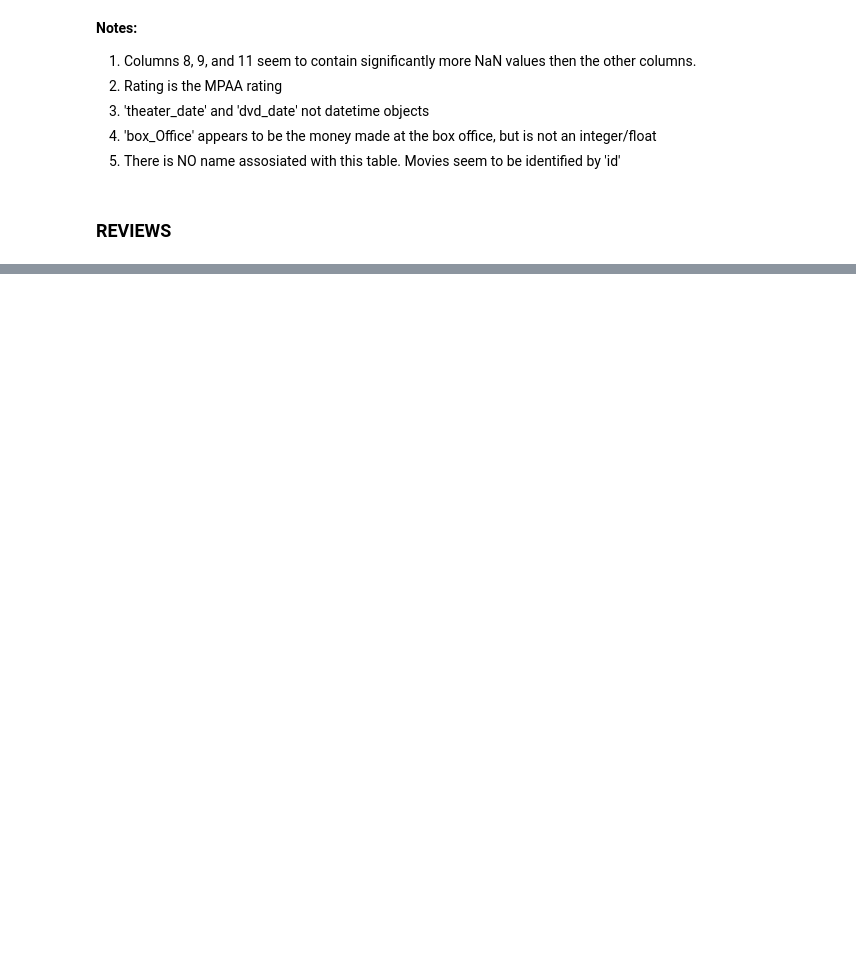
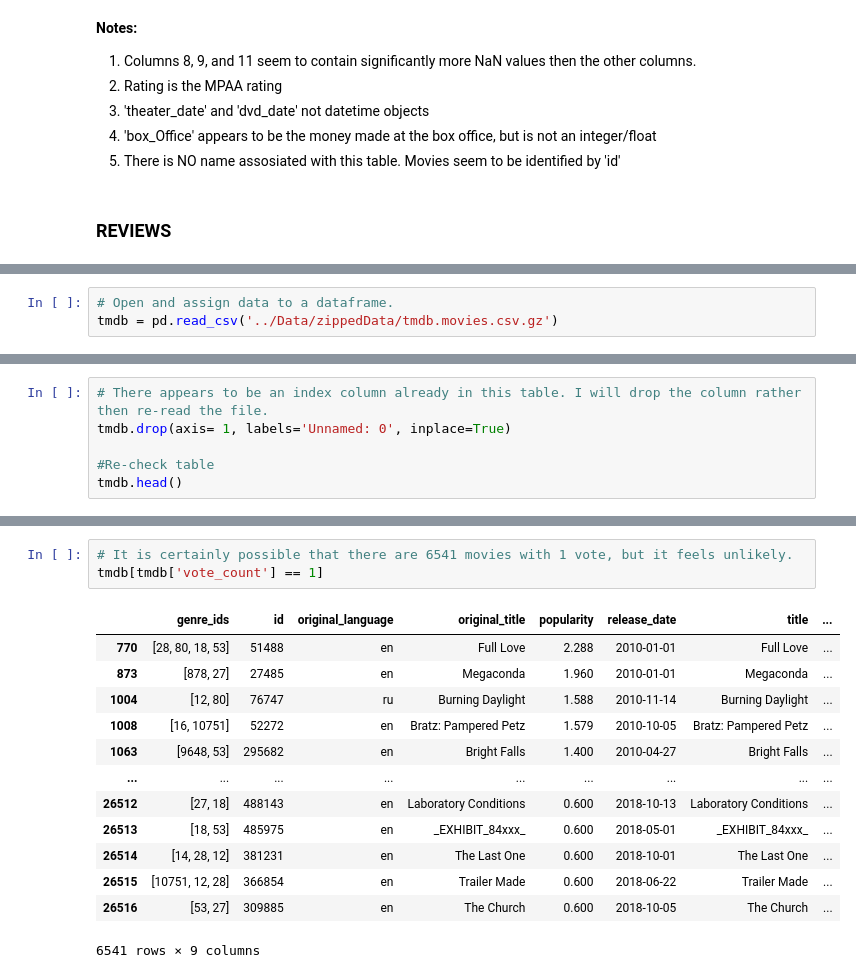
Before and after one commit to austint1121/VenusMovieAnalysis, a Jupyter notebook: Code/Matthew-exploratory.ipynb, the cells around one changed output, grey strips where cells are left out. Drawn from its saved outputs; the diff is of its cells as text; blank space fills up the shorter version.

```diff
--- a/Code/Matthew-exploratory.ipynb
+++ b/Code/Matthew-exploratory.ipynb
@@ -68,0 +127,3 @@ rt_reviews.head()
+# %%
+# Open and assign data to a dataframe.
+tmdb = pd.read_csv('../Data/zippedData/tmdb.movies.csv.gz')
@@ -68,0 +140,6 @@ rt_reviews.head()
+# %%
+# There appears to be an index column already in this table. I will drop the column rather then re-read the file.
+tmdb.drop(axis= 1, labels='Unnamed: 0', inplace=True)
+
+#Re-check table
+tmdb.head()
@@ -92,0 +227,17 @@ memory usage: 3.3+ MB
+# %%
+# It is certainly possible that there are 6541 movies with 1 vote, but it feels unlikely.
+tmdb[tmdb['vote_count'] == 1]
+# %% [output]
+|  | genre_ids | id | original_language | original_title | popularity | release_date | title | ... |
+| 770 | [28, 80, 18, 53] | 51488 | en | Full Love | 2.288 | 2010-01-01 | Full Love | ... |
+| 873 | [878, 27] | 27485 | en | Megaconda | 1.960 | 2010-01-01 | Megaconda | ... |
+| 1004 | [12, 80] | 76747 | ru | Burning Daylight | 1.588 | 2010-11-14 | Burning Daylight | ... |
+| 1008 | [16, 10751] | 52272 | en | Bratz: Pampered Petz | 1.579 | 2010-10-05 | Bratz: Pampered Petz | ... |
+| 1063 | [9648, 53] | 295682 | en | Bright Falls | 1.400 | 2010-04-27 | Bright Falls | ... |
+| ... | ... | ... | ... | ... | ... | ... | ... | ... |
+| 26512 | [27, 18] | 488143 | en | Laboratory Conditions | 0.600 | 2018-10-13 | Laboratory Conditions | ... |
+| 26513 | [18, 53] | 485975 | en | _EXHIBIT_84xxx_ | 0.600 | 2018-05-01 | _EXHIBIT_84xxx_ | ... |
+| 26514 | [14, 28, 12] | 381231 | en | The Last One | 0.600 | 2018-10-01 | The Last One | ... |
+| 26515 | [10751, 12, 28] | 366854 | en | Trailer Made | 0.600 | 2018-06-22 | Trailer Made | ... |
+| 26516 | [53, 27] | 309885 | en | The Church | 0.600 | 2018-10-05 | The Church | ... |
+6541 rows × 9 columns
```
Also changed, not shown: parts of 21 cells of this notebook.
